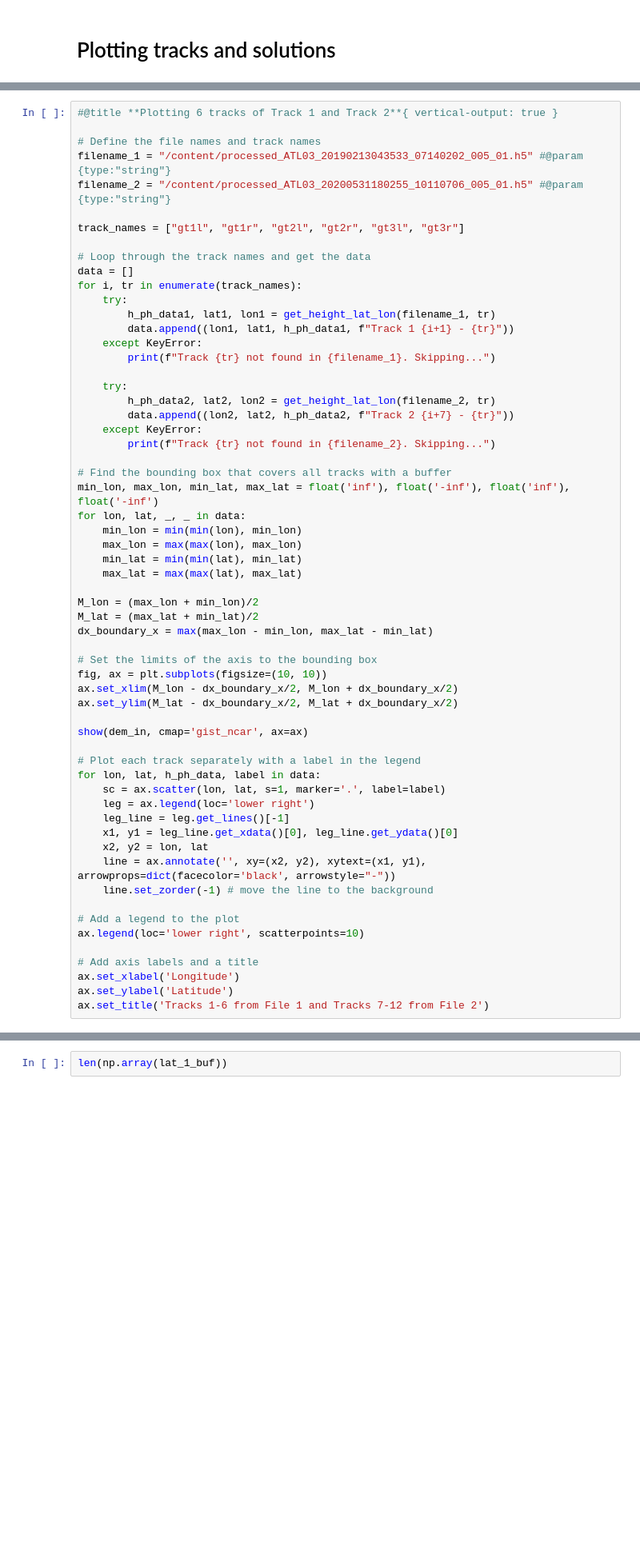
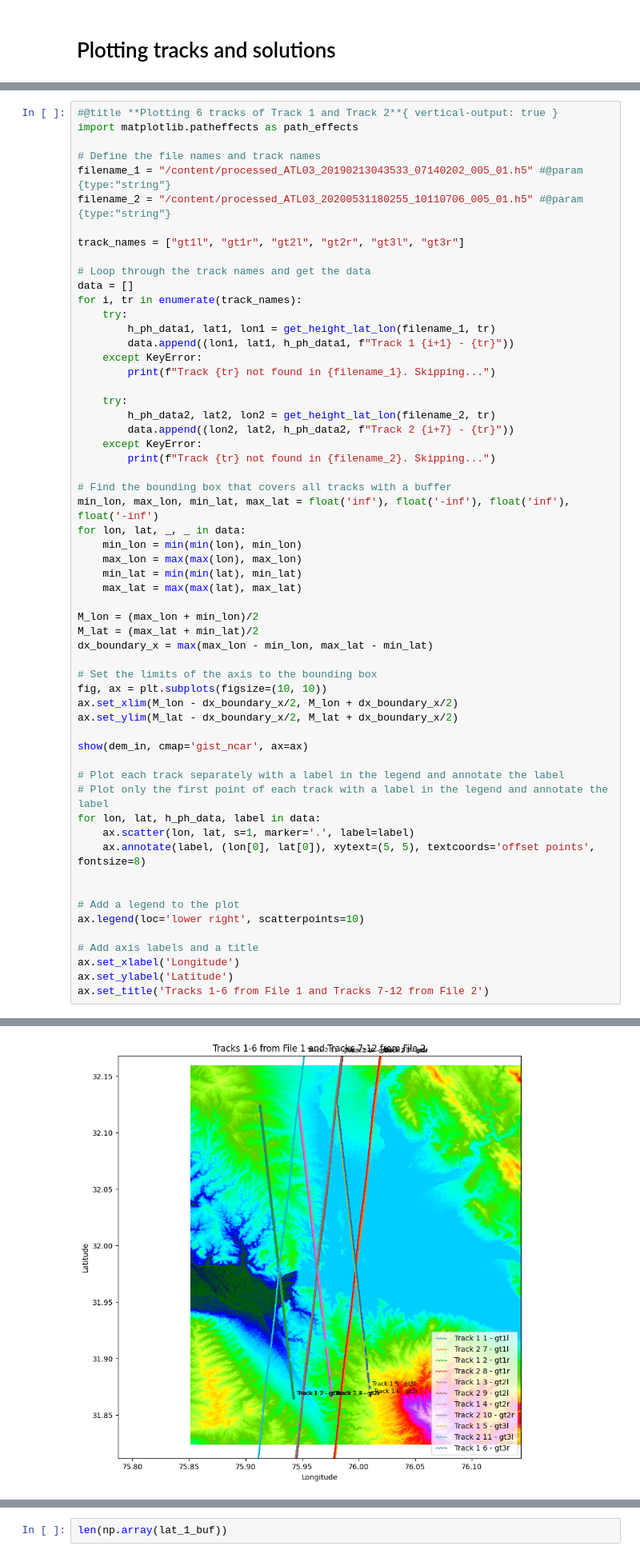
Before and after one commit to 1kaiser/ICESAT2, a Jupyter notebook: ICESAT2_tracks_intersection_plotting.ipynb, the cells around one changed output, grey strips where cells are left out. Shown at 80% size. Saved outputs shown, nothing was run; the diff lists cells and outputs as text; blank space fills up the shorter version.

```diff
--- a/ICESAT2_tracks_intersection_plotting.ipynb
+++ b/ICESAT2_tracks_intersection_plotting.ipynb
@@ -94,5 +98,6 @@ ax.set_title('Tracks 1-6 from File 1 and Tracks 7-12 from File 2')
 # %%
 #@title **Plotting 6 tracks of Track 1 and Track 2**{ vertical-output: true }
+import matplotlib.patheffects as path_effects
 
 # Define the file names and track names
 filename_1 = "/content/processed_ATL03_20190213043533_07140202_005_01.h5" #@param {type:"string"}
@@ -134,15 +139,12 @@ ax.set_ylim(M_lat - dx_boundary_x/2, M_lat + dx_boundary_x/2)
 
 show(dem_in, cmap='gist_ncar', ax=ax)
 
-# Plot each track separately with a label in the legend
+# Plot each track separately with a label in the legend and annotate the label
+# Plot only the first point of each track with a label in the legend and annotate the label
 for lon, lat, h_ph_data, label in data:
-    sc = ax.scatter(lon, lat, s=1, marker='.', label=label)
-    leg = ax.legend(loc='lower right')
-    leg_line = leg.get_lines()[-1]
-    x1, y1 = leg_line.get_xdata()[0], leg_line.get_ydata()[0]
-    x2, y2 = lon, lat
-    line = ax.annotate('', xy=(x2, y2), xytext=(x1, y1), arrowprops=dict(facecolor='black', arrowstyle="-"))
-    line.set_zorder(-1) # move the line to the background
+    ax.scatter(lon, lat, s=1, marker='.', label=label)
+    ax.annotate(label, (lon[0], lat[0]), xytext=(5, 5), textcoords='offset points', fontsize=8)
+
 
 # Add a legend to the plot
 ax.legend(loc='lower right', scatterpoints=10)
@@ -151,3 +153,4 @@ ax.legend(loc='lower right', scatterpoints=10)
 ax.set_xlabel('Longitude')
 ax.set_ylabel('Latitude')
 ax.set_title('Tracks 1-6 from File 1 and Tracks 7-12 from File 2')
+# %% [output]
@@ -154,3 +159,4 @@ ax.set_title('Tracks 1-6 from File 1 and Tracks 7-12 from File 2')
+[figure, added]
 # %%
 import rasterio
 from rasterio.plot import show
```
Also changed, not shown: parts of 2 cells of this notebook.
